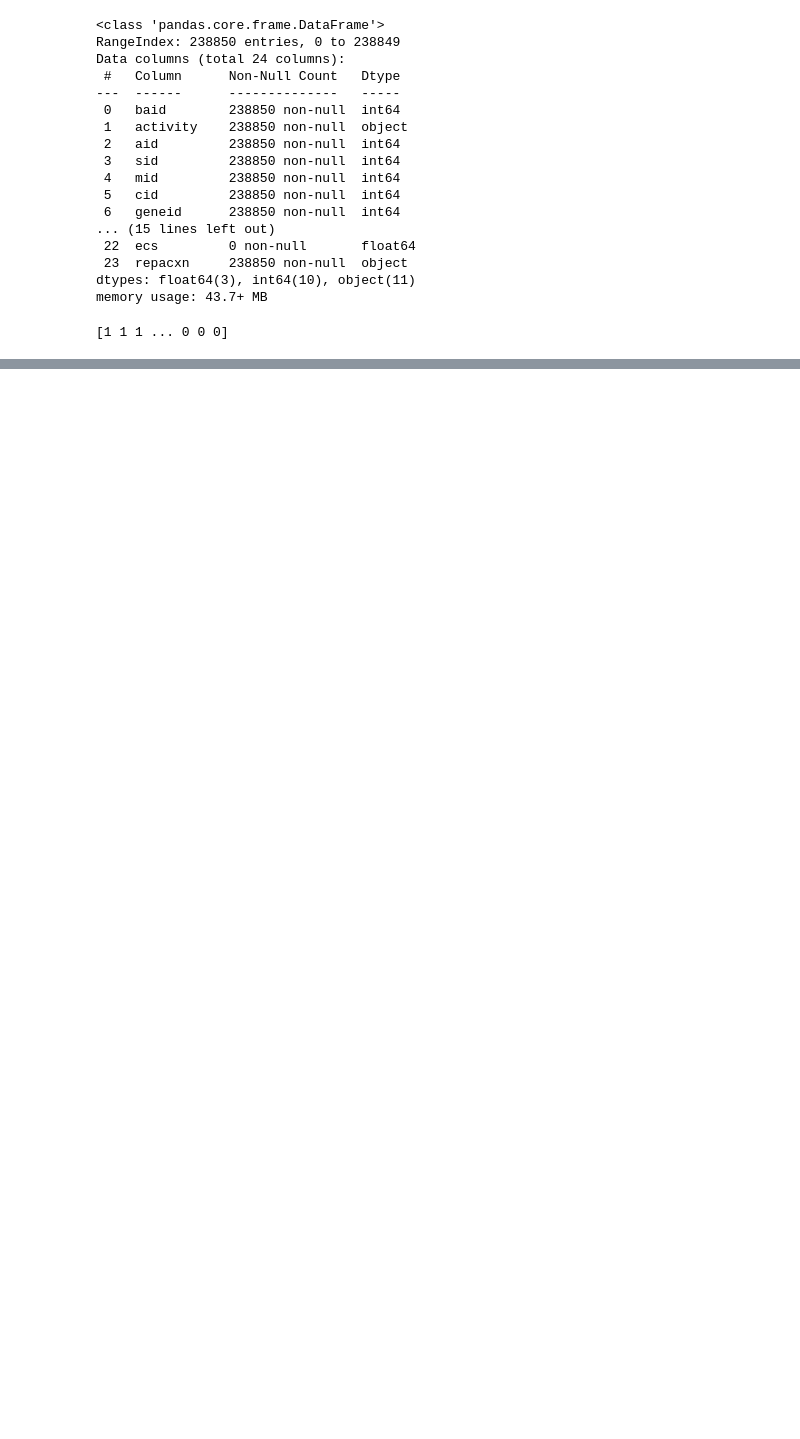
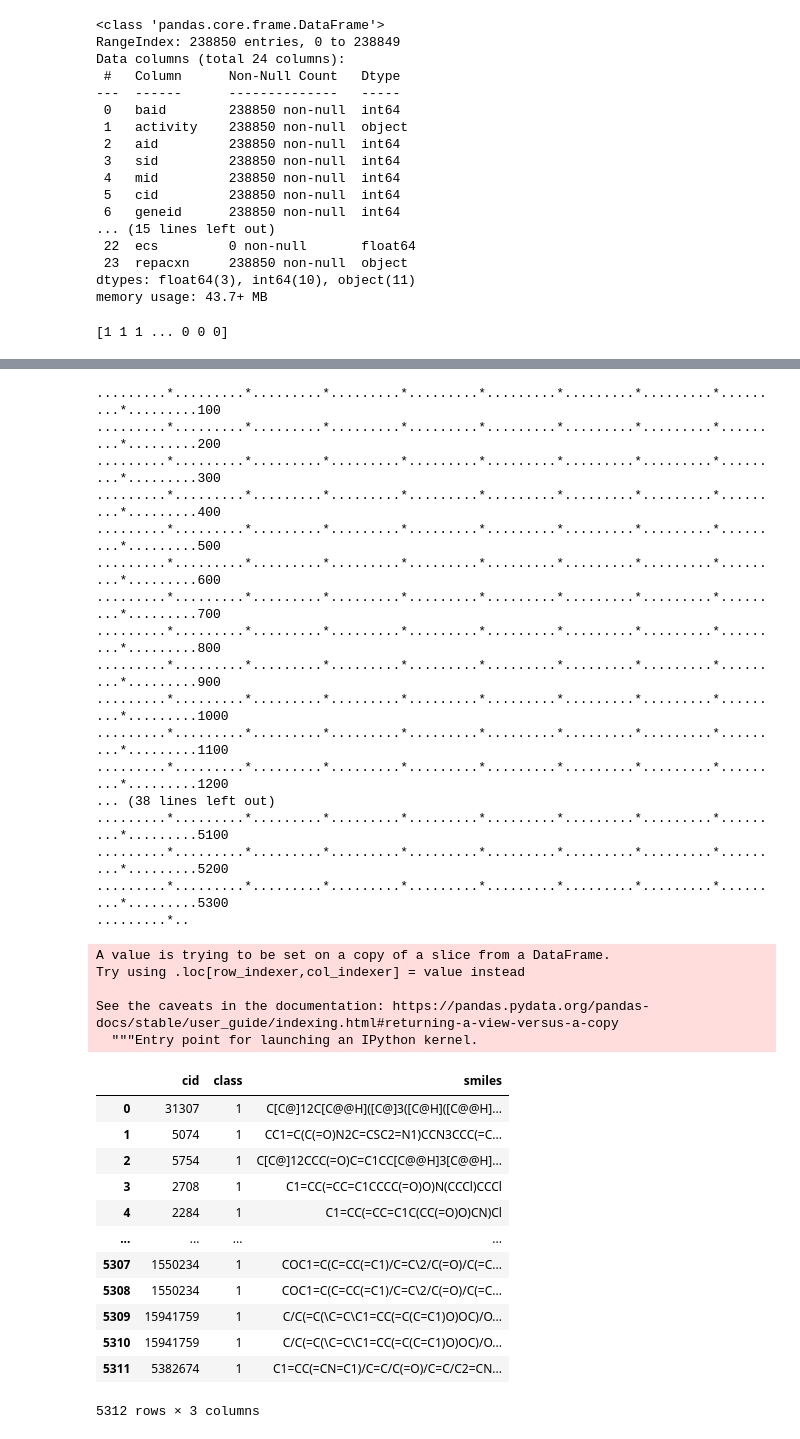
Before and after one commit to nattrio/NF-kB-prediction, a Jupyter notebook: get_smiles.ipynb, the cells around one changed output, grey strips where cells are left out. Cells and saved outputs as stored; diff of their text form; code cells hidden in the pictures; blank space fills up the shorter version.

```diff
--- a/get_smiles.ipynb
+++ b/get_smiles.ipynb
@@ -92,5 +70,5 @@ Installing collected packages: pubchempy
 Successfully installed pubchempy-1.0.4
 /content
 # %%
-# df_active = df.loc[df['class'] == 1].tail(312)
-# df_active
+df_active = df.loc[df['class'] == 1]
+df_active
@@ -132,8 +122,44 @@ def to_smiles(data):
         # time.sleep(0.5)
     return smiles
 # %%
-# df_active['smiles'] = to_smiles(df_active)
-# df_active
+df_active['smiles'] = to_smiles(df_active)
+df_active
+# %% [output]
+.........*.........*.........*.........*.........*.........*.........*.........*.........*.........100
+.........*.........*.........*.........*.........*.........*.........*.........*.........*.........200
+.........*.........*.........*.........*.........*.........*.........*.........*.........*.........300
+.........*.........*.........*.........*.........*.........*.........*.........*.........*.........400
+.........*.........*.........*.........*.........*.........*.........*.........*.........*.........500
+.........*.........*.........*.........*.........*.........*.........*.........*.........*.........600
+.........*.........*.........*.........*.........*.........*.........*.........*.........*.........700
+.........*.........*.........*.........*.........*.........*.........*.........*.........*.........800
+.........*.........*.........*.........*.........*.........*.........*.........*.........*.........900
+.........*.........*.........*.........*.........*.........*.........*.........*.........*.........1000
+.........*.........*.........*.........*.........*.........*.........*.........*.........*.........1100
+.........*.........*.........*.........*.........*.........*.........*.........*.........*.........1200
+... (38 lines left out)
+.........*.........*.........*.........*.........*.........*.........*.........*.........*.........5100
+.........*.........*.........*.........*.........*.........*.........*.........*.........*.........5200
+.........*.........*.........*.........*.........*.........*.........*.........*.........*.........5300
+.........*..
+A value is trying to be set on a copy of a slice from a DataFrame.
+Try using .loc[row_indexer,col_indexer] = value instead
+
+See the caveats in the documentation: https://pandas.pydata.org/pandas-docs/stable/user_guide/indexing.html#returning-a-view-versus-a-copy
+  """Entry point for launching an IPython kernel.
+|  | cid | class | smiles |
+| 0 | 31307 | 1 | C[C@]12C[C@@H]([C@]3([C@H]([C@@H]... |
+| 1 | 5074 | 1 | CC1=C(C(=O)N2C=CSC2=N1)CCN3CCC(=C... |
+| 2 | 5754 | 1 | C[C@]12CCC(=O)C=C1CC[C@@H]3[C@@H]... |
+| 3 | 2708 | 1 | C1=CC(=CC=C1CCCC(=O)O)N(CCCl)CCCl |
+| 4 | 2284 | 1 | C1=CC(=CC=C1C(CC(=O)O)CN)Cl |
+| ... | ... | ... | ... |
+| 5307 | 1550234 | 1 | COC1=C(C=CC(=C1)/C=C\2/C(=O)/C(=C... |
+| 5308 | 1550234 | 1 | COC1=C(C=CC(=C1)/C=C\2/C(=O)/C(=C... |
+| 5309 | 15941759 | 1 | C/C(=C(\C=C\C1=CC(=C(C=C1)O)OC)/O... |
+| 5310 | 15941759 | 1 | C/C(=C(\C=C\C1=CC(=C(C=C1)O)OC)/O... |
+| 5311 | 5382674 | 1 | C1=CC(=CN=C1)/C=C/C(=O)/C=C/C2=CN... |
+5312 rows × 3 columns
 # %%
 df_inactive['smiles'] = to_smiles(df_inactive)
 df_inactive
```
Also changed, not shown: parts of 11 cells of this notebook.
